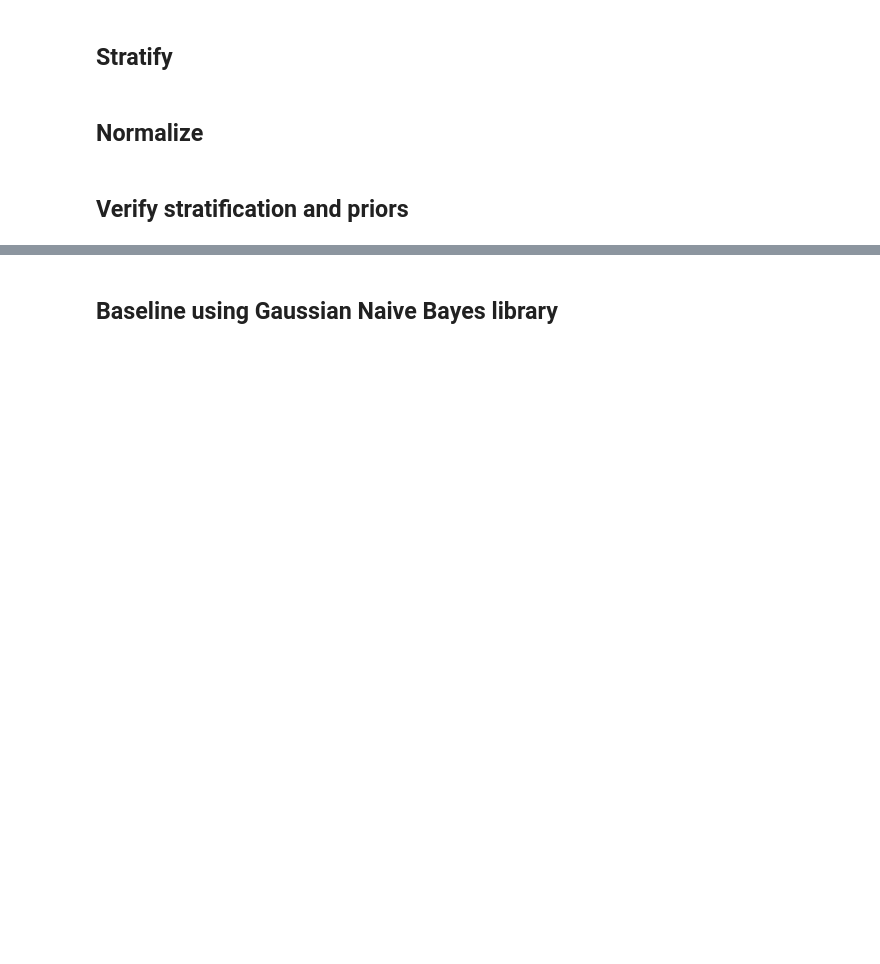
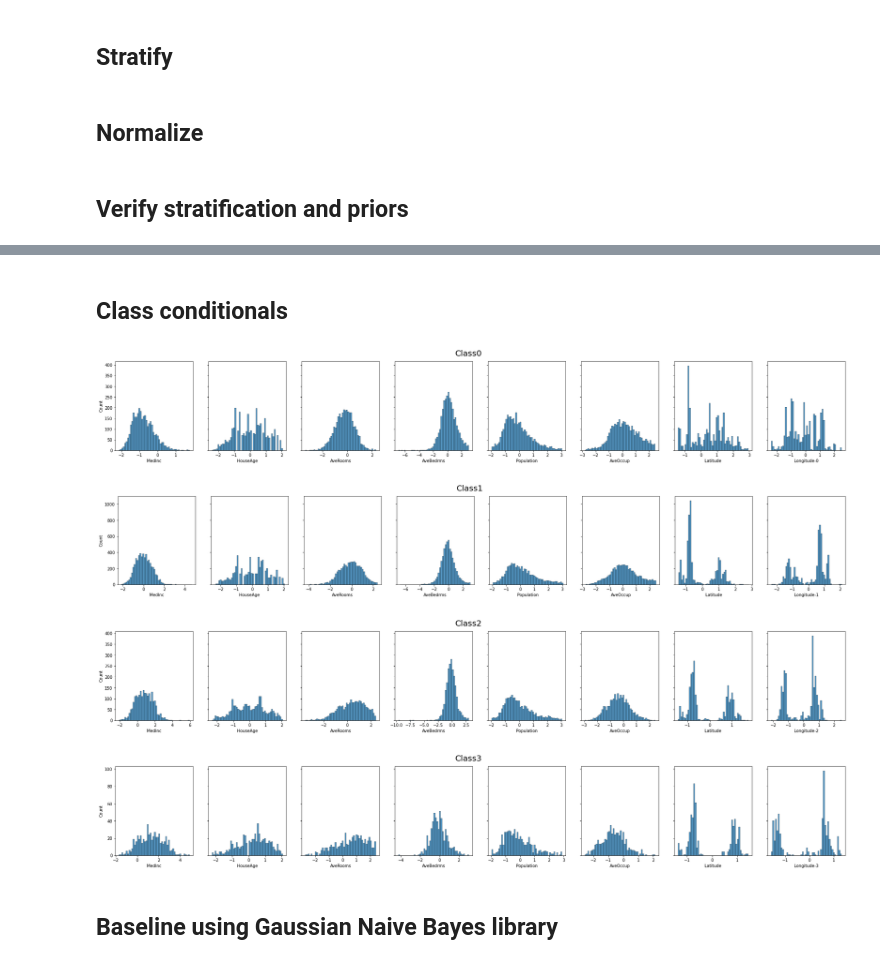
Before and after one commit to ameyvadnere/CS418-Statistical-Pattern-Recognition-Lab, a Jupyter notebook: Assignment 2/Q3/classifier.ipynb, the cells around one changed output, grey strips where cells are left out. Saved outputs shown, nothing was run; the diff lists cells and outputs as text; code cells hidden in the pictures; blank space fills up the shorter version.

```diff
--- a/Assignment 2/Q3/classifier.ipynb
+++ b/Assignment 2/Q3/classifier.ipynb
@@ -52,3 +52,20 @@ priors
+# %% [markdown]
+## Class conditionals
+# %%
+for c in np.unique(train.target):
+    fig, axs = plt.subplots(1, 8, figsize=(32, 4), sharey=True)
+    fig.suptitle(f'Class{c}', fontsize=20)
+    for i, col in enumerate(train):
+        if col == 'target':
+            continue
+        sns.histplot(train[col][train.target == c], bins=50, ax=axs[i])
+        plt.xlabel(f"{col}-{c}")
+    plt.show()
+# %% [output]
+[figure, added]
+[figure, added]
+[figure, added]
+[figure, added]
 # %% [markdown]
 ## Baseline using Gaussian Naive Bayes library
 # %%
```
Also changed, not shown: parts of 14 cells of this notebook, 2 other files.
